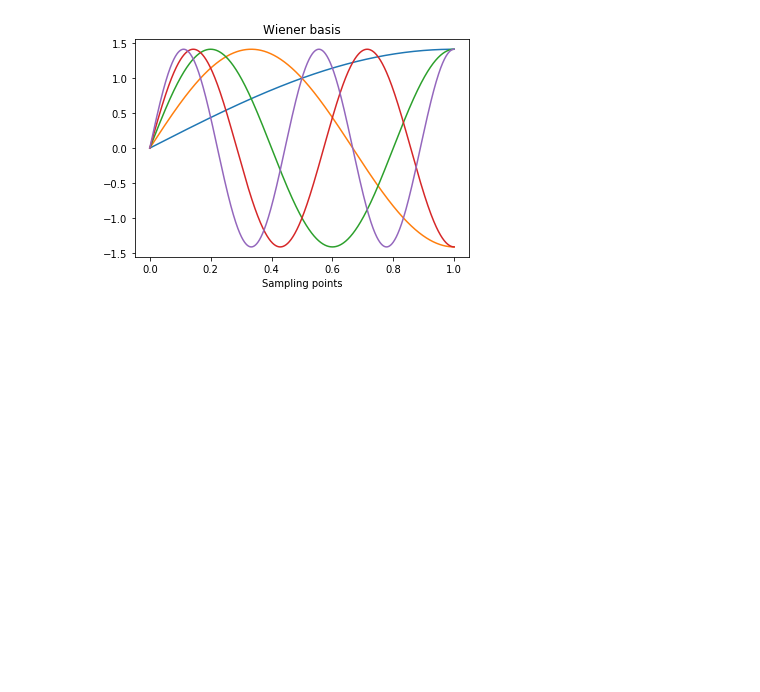
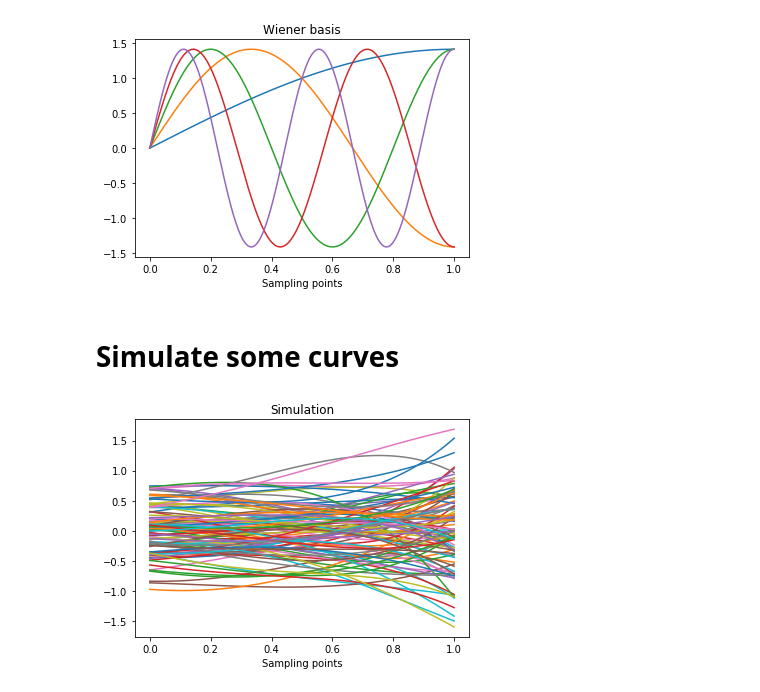
Before and after one commit to StevenGolovkine/FDApy, a Jupyter notebook: examples/simulation.ipynb, the cells around one changed output. Drawn from its saved outputs; the diff is of its cells as text; code cells hidden in the pictures; blank space fills up the shorter version.

```diff
--- a/examples/simulation.ipynb
+++ b/examples/simulation.ipynb
@@ -40,4 +42,6 @@ fig, ax = plot(WP, main='Wiener basis', xlab='Sampling points')
 plt.show()
 # %% [output]
 [figure]
+# %% [markdown]
+# Simulate some curves
 # %%
@@ -45,2 +49,8 @@ plt.show()
 sim = Simulation(basis='legendre', M=5, eigenvalues='exponential')
 sim.new(argvals=tuple(np.linspace(0, 1, 100)), N=100)
+# %%
+# Plot some simulations
+fig, ax = plot(sim.obs, main='Simulation', xlab='Sampling points')
+plt.show()
+# %% [output]
+[figure, added]
```
Also changed, not shown: parts of 12 cells of this notebook, 5 other files.
